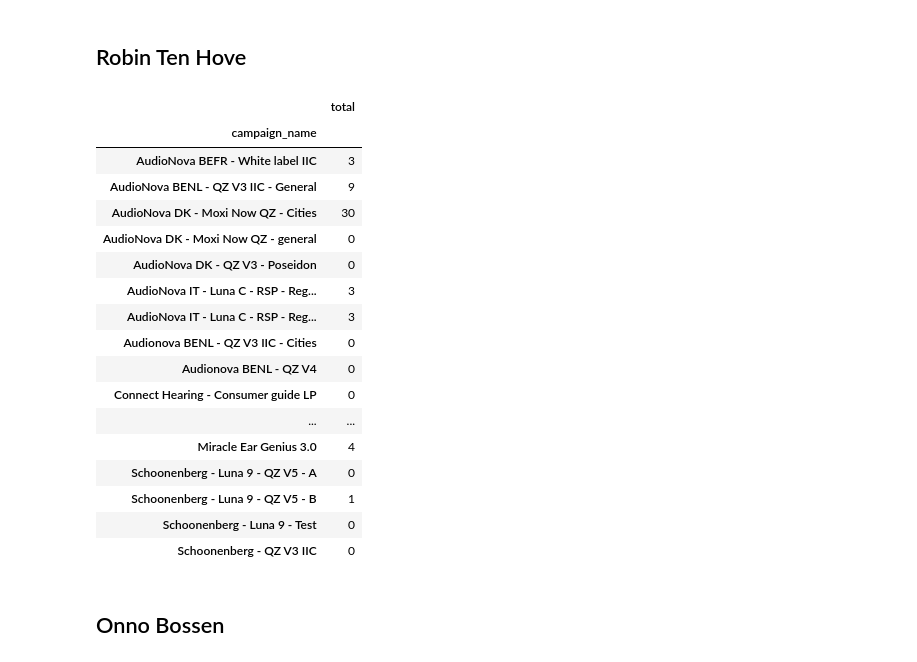
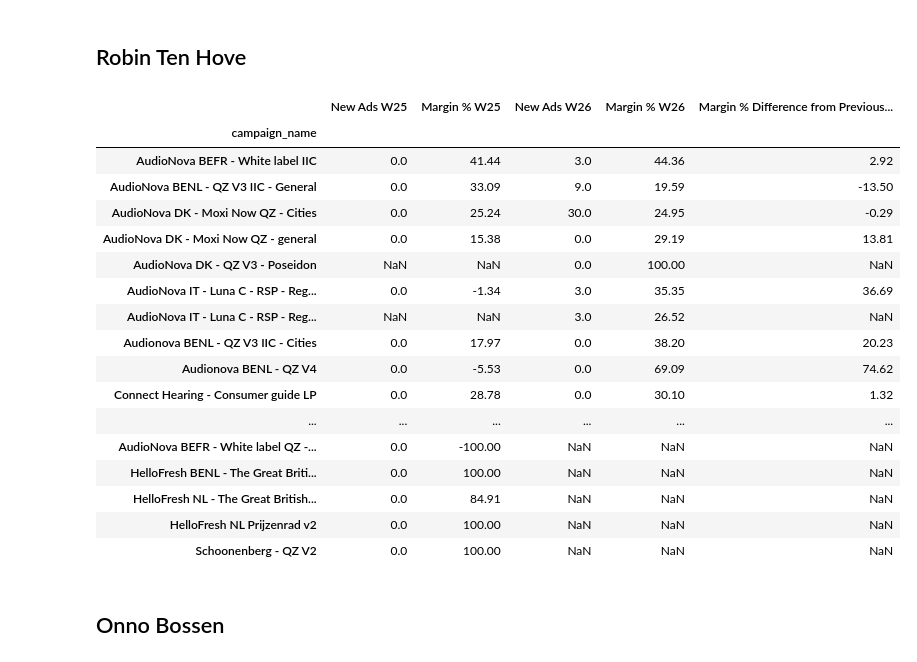
Before and after one commit to dirtyjackeen/GIT, a Jupyter notebook: New Ads 26.ipynb, the cells around one changed output. Cells and saved outputs as stored; diff of their text form; code cells hidden in the pictures.

```diff
--- a/New Ads 26.ipynb
+++ b/New Ads 26.ipynb
@@ -154,27 +246,42 @@ df_mimmi
 # %% [markdown]
 ## Robin Ten Hove
-# %%
-df_robin=df_robin.groupby(by=['campaign_name']).sum()
-df_robin=df_robin[["total"]]
-df_robin
-# %% [output]
-|  | total |
-| campaign_name |  |
-| AudioNova BEFR - White label IIC | 3 |
-| AudioNova BENL - QZ V3 IIC - General | 9 |
-| AudioNova DK - Moxi Now QZ - Cities | 30 |
-| AudioNova DK - Moxi Now QZ - general | 0 |
-| AudioNova DK - QZ V3 - Poseidon | 0 |
-| AudioNova IT - Luna C - RSP - Reg... | 3 |
-| AudioNova IT - Luna C - RSP - Reg... | 3 |
-| Audionova BENL - QZ V3 IIC - Cities | 0 |
-| Audionova BENL - QZ V4 | 0 |
-| Connect Hearing - Consumer guide LP | 0 |
-| ... | ... |
-| Miracle Ear Genius 3.0 | 4 |
-| Schoonenberg - Luna 9 - QZ V5 - A | 0 |
-| Schoonenberg - Luna 9 - QZ V5 - B | 1 |
-| Schoonenberg - Luna 9 - Test | 0 |
-| Schoonenberg - QZ V3 IIC | 0 |
+# %%
+df_robin1=df_new.loc[df_new["marketer_name"]=="Robin Ten Hove"]
+df_robin1=df_robin1.groupby(by=['campaign_name']).sum()
+df_robin1["margin %"] = df_robin1.apply(woo, axis=1)
+df_robin1["margin %"] = df_robin1["margin %"].round(2)
+
+df_robin2=df_prev.loc[df_prev["marketer_name"]=="Robin Ten Hove"]
+df_robin2=df_robin2.groupby(by=['campaign_name']).sum()
+df_robin2["margin %"] = df_robin2.apply(woo, axis=1)
+df_robin2["margin %"] = df_robin2["margin %"].round(2)
+
+df_robin = df_robin1.merge(df_robin2, how ="outer", on = ["campaign_name"])
+df_robin = df_robin[["total_y","margin %_y","total_x","margin %_x"]]
+df_robin = df_robin.rename(index=str, columns={"total_y": "New Ads W25", "margin %_y": "Margin % W25", "total_x": "New Ads W26",
+                                      "margin %_x": "Margin % W26"})
+
+df_robin["Margin % Difference from Previous Week"]=df_robin["Margin % W26"]-(df_robin["Margin % W25"])
+
+df_robin
+# %% [output]
+|  | New Ads W25 | Margin % W25 | New Ads W26 | Margin % W26 | Margin % Difference from Previous... |
+| campaign_name |  |  |  |  |  |
+| AudioNova BEFR - White label IIC | 0.0 | 41.44 | 3.0 | 44.36 | 2.92 |
+| AudioNova BENL - QZ V3 IIC - General | 0.0 | 33.09 | 9.0 | 19.59 | -13.50 |
+| AudioNova DK - Moxi Now QZ - Cities | 0.0 | 25.24 | 30.0 | 24.95 | -0.29 |
+| AudioNova DK - Moxi Now QZ - general | 0.0 | 15.38 | 0.0 | 29.19 | 13.81 |
+| AudioNova DK - QZ V3 - Poseidon | NaN | NaN | 0.0 | 100.00 | NaN |
+| AudioNova IT - Luna C - RSP - Reg... | 0.0 | -1.34 | 3.0 | 35.35 | 36.69 |
+| AudioNova IT - Luna C - RSP - Reg... | NaN | NaN | 3.0 | 26.52 | NaN |
+| Audionova BENL - QZ V3 IIC - Cities | 0.0 | 17.97 | 0.0 | 38.20 | 20.23 |
+| Audionova BENL - QZ V4 | 0.0 | -5.53 | 0.0 | 69.09 | 74.62 |
+| Connect Hearing - Consumer guide LP | 0.0 | 28.78 | 0.0 | 30.10 | 1.32 |
+| ... | ... | ... | ... | ... | ... |
+| AudioNova BEFR - White label QZ -... | 0.0 | -100.00 | NaN | NaN | NaN |
+| HelloFresh BENL - The Great Briti... | 0.0 | 100.00 | NaN | NaN | NaN |
+| HelloFresh NL - The Great British... | 0.0 | 84.91 | NaN | NaN | NaN |
+| HelloFresh NL Prijzenrad v2 | 0.0 | 100.00 | NaN | NaN | NaN |
+| Schoonenberg - QZ V2 | 0.0 | 100.00 | NaN | NaN | NaN |
 # %% [markdown]
 ## Onno Bossen
```
Also changed, not shown: parts of 24 cells of this notebook.
